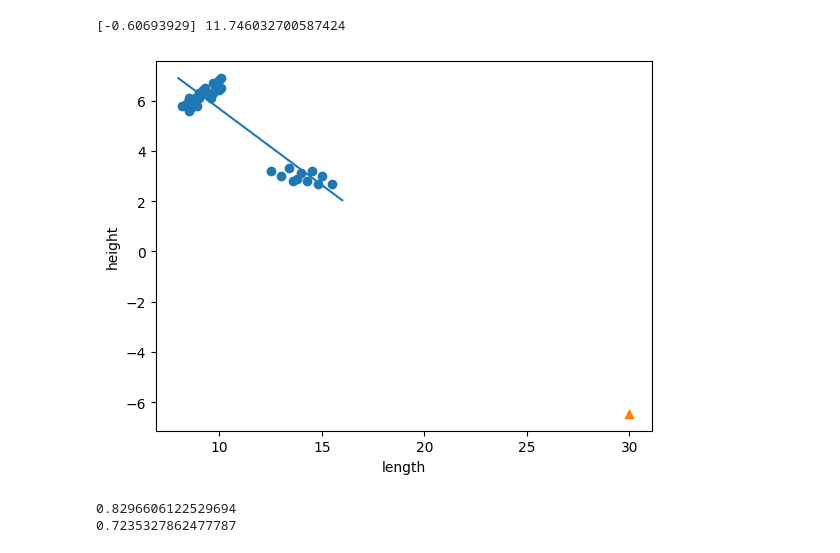
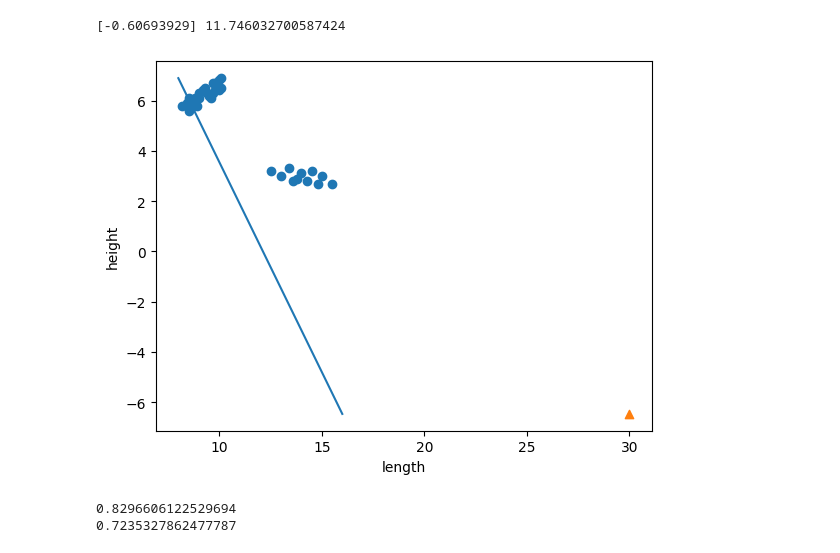
Before and after one commit to rlaguswl25808134-source/AID-MLB, a Jupyter notebook: 3-2.ipynb, the cells around one changed output. Cells and saved outputs as stored; diff of their text form; code cells hidden in the pictures.

```diff
--- a/3-2.ipynb
+++ b/3-2.ipynb
@@ -114,15 +114,15 @@ print(lr.coef_, lr.intercept_)
 # %%
 # 훈련 세트의 산점도를 그립니다
 plt.scatter(train_input, train_target)
 # 8에서 16까지 1차 방정식 그래프를 그립니다
-plt.plot([8, 16], [8*lr.coef_+lr.intercept_, 16*lr.coef_+lr.intercept_])
+plt.plot([8, 16], [8*lr.coef_+lr.intercept_, 30*lr.coef_+lr.intercept_])
 # 10cm 핀치새 데이터
 plt.scatter(30.0, -6.46, marker='^')
 plt.xlabel('length')
 plt.ylabel('height')
 plt.show()
 # %% [output]
-[figure, old version]
+[figure, new version]
 # %%
 print(lr.score(train_input, train_target))
 print(lr.score(test_input, test_target))
```
Also changed, not shown: parts of 1 cell of this notebook.
